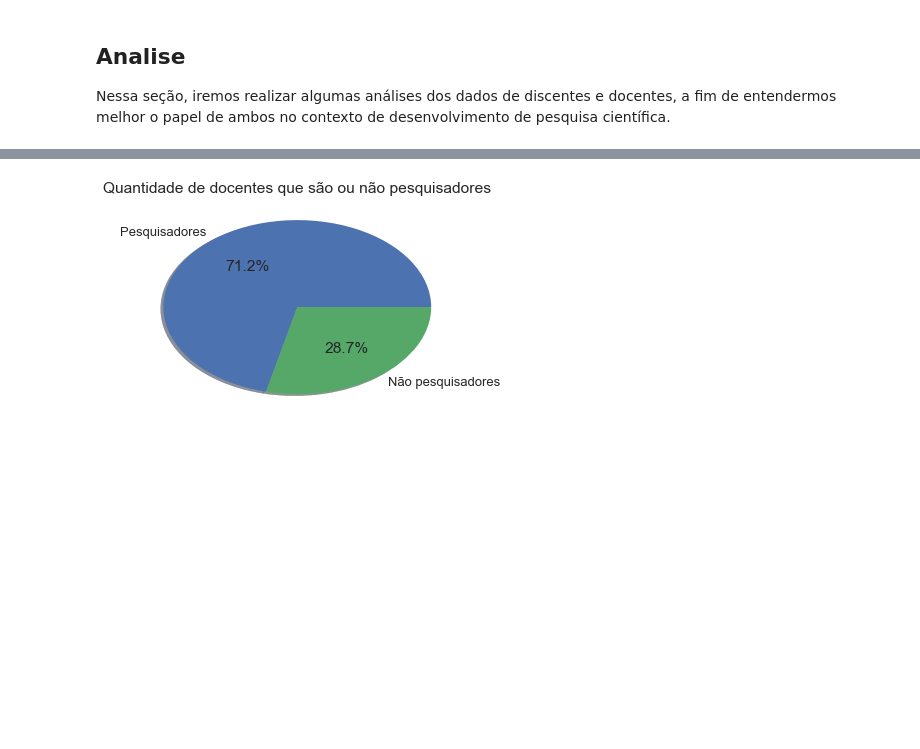
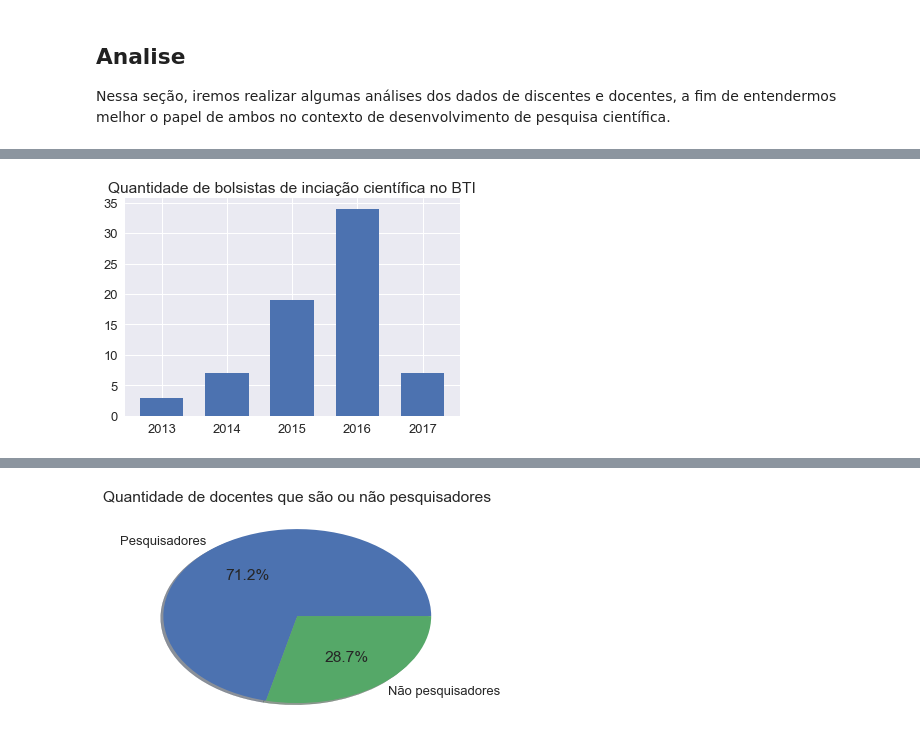
Before and after one commit to alvarofpp/imd0033-imd-pesquisa, a Jupyter notebook: IMD Pesquisa.ipynb, the cells around one changed output, grey strips where cells are left out. Saved outputs shown, nothing was run; the diff lists cells and outputs as text; code cells hidden in the pictures; blank space fills up the shorter version.

```diff
--- a/IMD Pesquisa.ipynb
+++ b/IMD Pesquisa.ipynb
@@ -236,0 +238,15 @@ Text(9.223,0.5,'Quantidade')
+# %%
+## Qual a quantidade de bolsistas por ano?
+
+# Ordenamos o DataFrame
+df_discentes_bolsistas = df_discentes_bolsistas.sort_values('ano')
+
+# Criamos um gráfico relacionando os anos com os projetos de pesquisas dos alunos do BTI
+sns.set(font_scale=1.3)
+plt.xlabel('')
+plt.bar(list(df_discentes_bolsistas['ano'].unique()),
+        list(df_discentes_bolsistas.groupby('ano')['matricula'].count()), 1/1.5, align="center")
+plt.title('Quantidade de bolsistas de inciação científica no BTI')
+plt.show()
+# %% [output]
+[figure, added]
```
Also changed, not shown: parts of 14 cells of this notebook, 4 other files.
